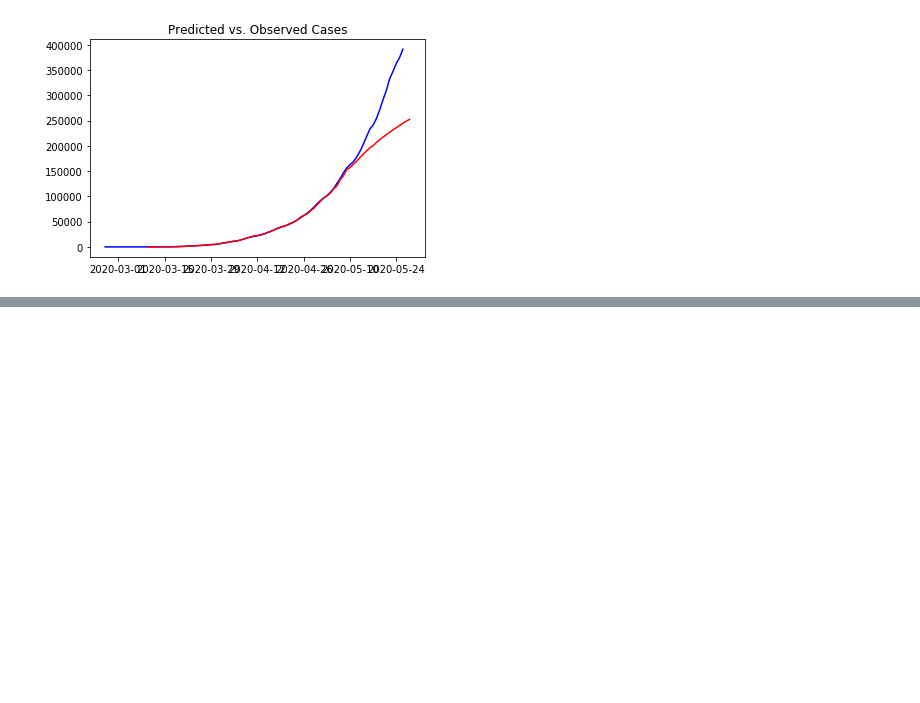
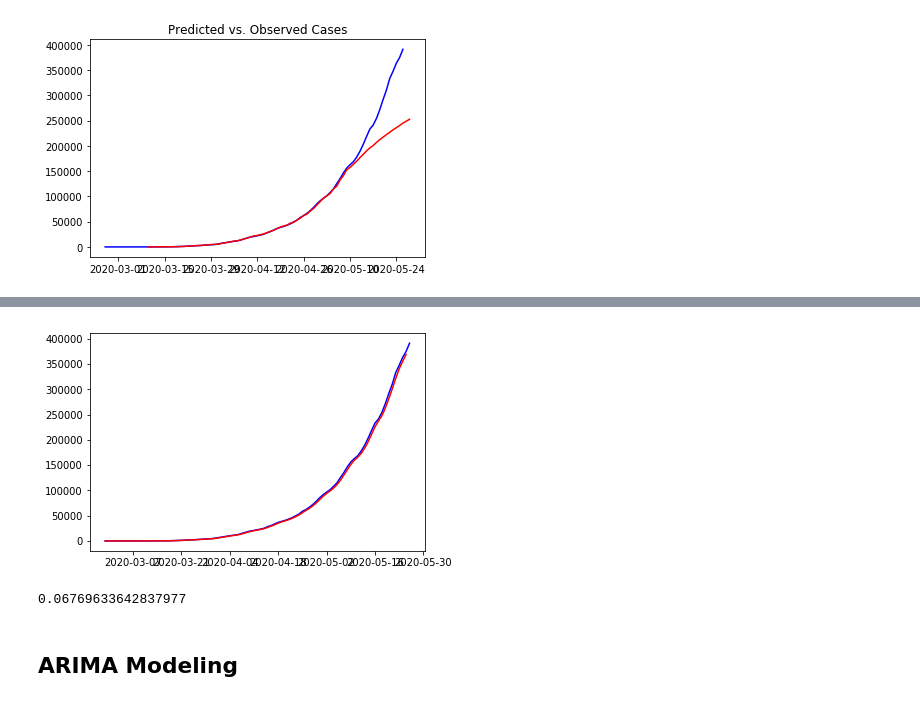
Before and after one commit to sundar1122/covid19, a Jupyter notebook: Brazil Analysis.ipynb, the cells around one changed output, grey strips where cells are left out. Cells and saved outputs as stored; diff of their text form; code cells hidden in the pictures; blank space fills up the shorter version.

Commit message:
ARIMA changes

```diff
--- a/Brazil Analysis.ipynb
+++ b/Brazil Analysis.ipynb
@@ -285,0 +286,20 @@ date_case_2['CasesDiff'].dropna().plot()
+# %%
+test = np.exp(log_test)
+predictions = np.exp(log_predictions)
+predictions = np.delete(predictions, 0)
+# %%
+plt.plot(dates, test, color = 'blue')
+plt.plot(dates[:-1], predictions, color ='red')
+plt.show()
+# %% [output]
+[figure, added]
+# %%
+errors = list()
+for i in range(len(predictions)):
+    err = abs(test[i] - predictions[i])/test[i]
+    errors.append(err)
+print(mean(errors))
+# %% [output]
+0.06769633642837977
+# %% [markdown]
+## ARIMA Modeling
```
Also changed, not shown: parts of 13 cells of this notebook, 1 other file.
